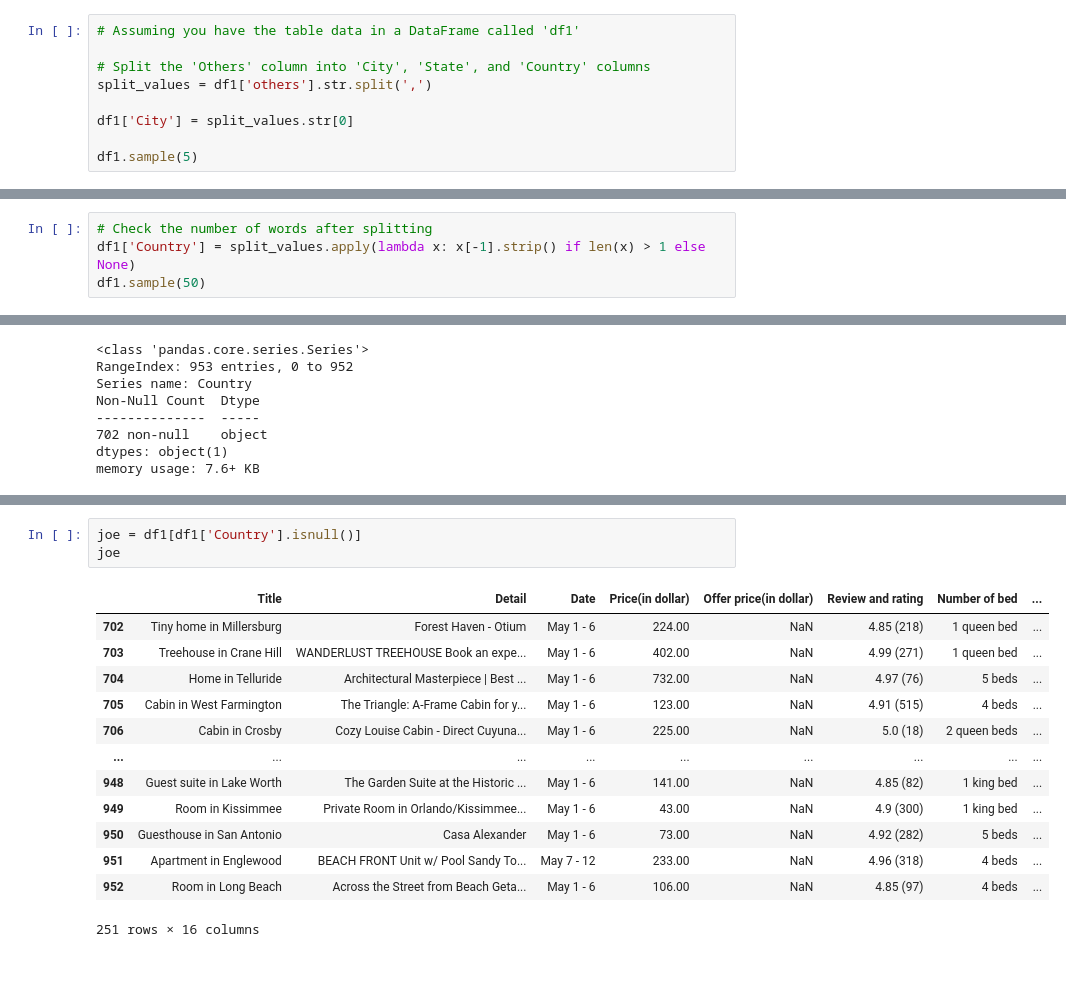
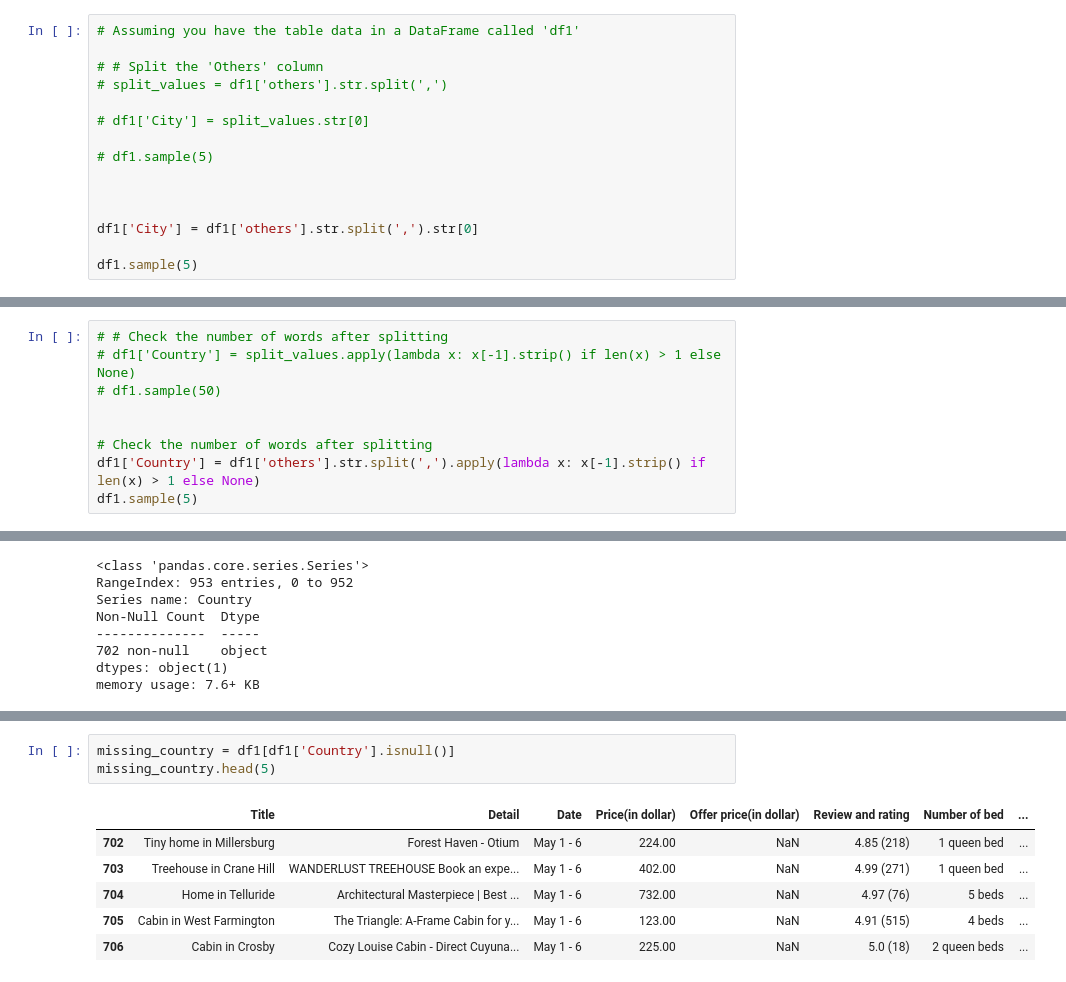
Before and after one commit to nyassi35/ReDI_project, a Jupyter notebook: Redi_Project.ipynb, the cells around one changed output, grey strips where cells are left out. Cells and saved outputs as stored; diff of their text form.

```diff
--- a/Redi_Project.ipynb
+++ b/Redi_Project.ipynb
@@ -189,10 +176,16 @@ df1.sample(20)
 # %%
 # Assuming you have the table data in a DataFrame called 'df1'
 
-# Split the 'Others' column into 'City', 'State', and 'Country' columns
-split_values = df1['others'].str.split(',')
+# # Split the 'Others' column
+# split_values = df1['others'].str.split(',')
 
-df1['City'] = split_values.str[0]
+# df1['City'] = split_values.str[0]
+
+# df1.sample(5)
+
+
+
+df1['City'] = df1['others'].str.split(',').str[0]
 
 df1.sample(5)
 # %% [output]
@@ -205,6 +198,11 @@ df1.sample(5)
 # %%
+# # Check the number of words after splitting
+# df1['Country'] = split_values.apply(lambda x: x[-1].strip() if len(x) > 1 else None)
+# df1.sample(50)
+
+
 # Check the number of words after splitting
-df1['Country'] = split_values.apply(lambda x: x[-1].strip() if len(x) > 1 else None)
-df1.sample(50)
+df1['Country'] = df1['others'].str.split(',').apply(lambda x: x[-1].strip() if len(x) > 1 else None)
+df1.sample(5)
 # %% [output]
 |  | Title | Detail | Date | Price(in dollar) | Offer price(in dollar) | Review and rating | Number of bed | ... |
@@ -256,22 +243,15 @@ City                        0
 Country                   251
 dtype: int64
 # %%
-joe = df1[df1['Country'].isnull()]
-joe
+missing_country = df1[df1['Country'].isnull()]
+missing_country.head(5)
 # %% [output]
 |  | Title | Detail | Date | Price(in dollar) | Offer price(in dollar) | Review and rating | Number of bed | ... |
 | 702 | Tiny home in Millersburg | Forest Haven - Otium | May 1 - 6 | 224.00 | NaN | 4.85 (218) | 1 queen bed | ... |
 | 703 | Treehouse in Crane Hill | WANDERLUST TREEHOUSE Book an expe... | May 1 - 6 | 402.00 | NaN | 4.99 (271) | 1 queen bed | ... |
 | 704 | Home in Telluride | Architectural Masterpiece | Best ... | May 1 - 6 | 732.00 | NaN | 4.97 (76) | 5 beds | ... |
 | 705 | Cabin in West Farmington | The Triangle: A-Frame Cabin for y... | May 1 - 6 | 123.00 | NaN | 4.91 (515) | 4 beds | ... |
 | 706 | Cabin in Crosby | Cozy Louise Cabin - Direct Cuyuna... | May 1 - 6 | 225.00 | NaN | 5.0 (18) | 2 queen beds | ... |
-| ... | ... | ... | ... | ... | ... | ... | ... | ... |
-| 948 | Guest suite in Lake Worth | The Garden Suite at the Historic ... | May 1 - 6 | 141.00 | NaN | 4.85 (82) | 1 king bed | ... |
-| 949 | Room in Kissimmee | Private Room in Orlando/Kissimmee... | May 1 - 6 | 43.00 | NaN | 4.9 (300) | 1 king bed | ... |
-| 950 | Guesthouse in San Antonio | Casa Alexander | May 1 - 6 | 73.00 | NaN | 4.92 (282) | 5 beds | ... |
-| 951 | Apartment in Englewood | BEACH FRONT Unit w/ Pool Sandy To... | May 7 - 12 | 233.00 | NaN | 4.96 (318) | 4 beds | ... |
-| 952 | Room in Long Beach | Across the Street from Beach Geta... | May 1 - 6 | 106.00 | NaN | 4.85 (97) | 4 beds | ... |
-251 rows × 16 columns
 # %%
 # df1['State'] = df1['others'].apply(lambda x: x.split(',')[1].strip() if ',' in x else None)
 df1['State'] = df1['others'].apply(lambda x: x.split(',')[-2].strip() if ',' in x else None)
```
Also changed, not shown: parts of 26 cells of this notebook.
